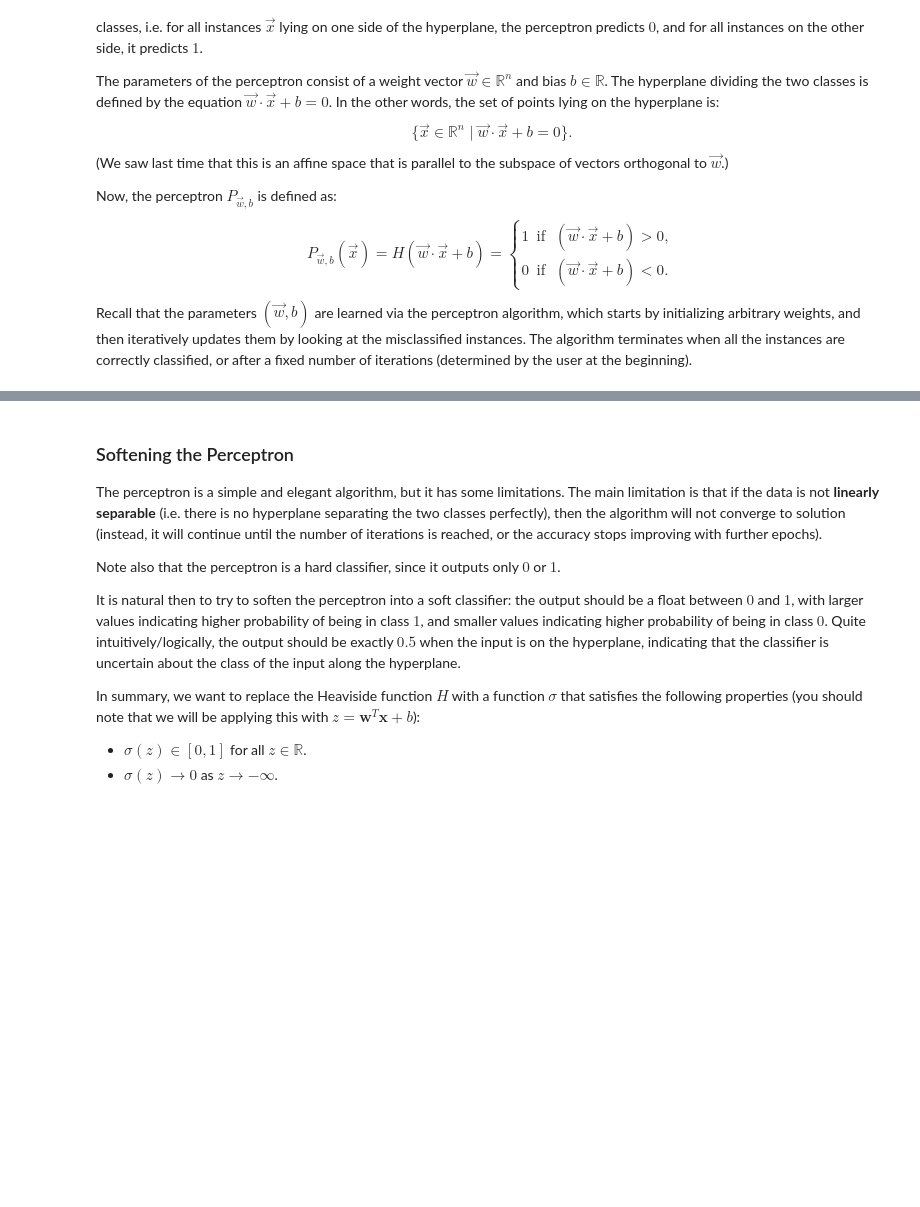
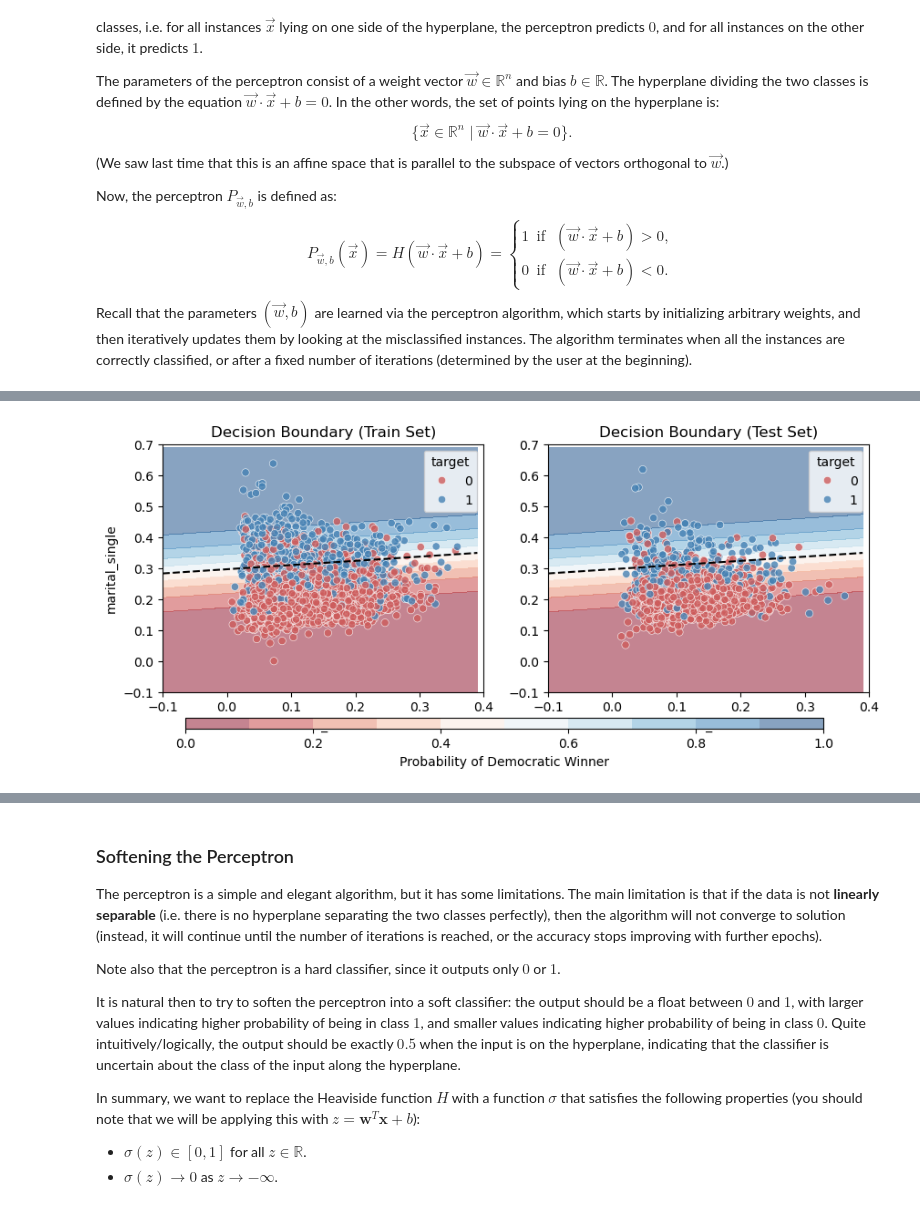
Before and after one commit to arvindsuresh-math/MATH-392-Intro-to-neural-networks, a Jupyter notebook: notebooks/12_logistic-regression.ipynb, the cells around one changed output, grey strips where cells are left out. Cells and saved outputs as stored; diff of their text form; code cells hidden in the pictures; blank space fills up the shorter version.

```diff
--- a/notebooks/12_logistic-regression.ipynb
+++ b/notebooks/12_logistic-regression.ipynb
@@ -222,0 +241,52 @@ def gradient(weights, X, dem_percentages):
+# %%
+import seaborn as sns
+
+# Create a figure with two subplots
+fig, (ax1, ax2) = plt.subplots(1, 2, figsize=(10,4))
+
+# Define color palette for visualization - blue for Democratic (1), red for Republican (0)
+palette = {1: 'steelblue', 0: 'indianred'}
+
+# Define the grid boundaries for visualization
+x_min, x_max = -0.1, 0.4  # Range for edu_low
+y_min, y_max = -0.1, 0.7  # Range for marital_single
+
+# Create a mesh grid for calculating probabilities across the feature space
+xx, yy = np.meshgrid(np.arange(x_min, x_max, 0.01),
+                     np.arange(y_min, y_max, 0.01))
+
+# Get probability predictions for each point in the grid
+Z = model.predict_proba(np.c_[xx.ravel(), yy.ravel()])[:, 1]
+Z = Z.reshape(xx.shape)
+
+# Plot training set
+contour1 = ax1.contourf(xx, yy, Z, alpha=0.5, levels=np.linspace(0, 1, 11), cmap='RdBu')
+ax1.contour(xx, yy, Z, levels=[0.5], colors='black', linestyles='--')
+sns.scatterplot(x='edu_low', y='marital_single', data=df_train,
+                alpha=0.8, hue='target', palette=palette, ax=ax1)
+ax1.set_xlabel('edu_low')
+ax1.set_ylabel('marital_single')
+ax1.set_title('Decision Boundary (Train Set)')
+
+# Plot test set
+contour2 = ax2.contourf(xx, yy, Z, alpha=0.5, levels=np.linspace(0, 1, 11), cmap='RdBu')
+ax2.contour(xx, yy, Z, levels=[0.5], colors='black', linestyles='--')
+sns.scatterplot(x='edu_low', y='marital_single', data=df_test,
+                alpha=0.8, hue='target', palette=palette, ax=ax2)
+ax2.set_xlabel('edu_low')
+ax2.set_ylabel('')  # Remove y-axis label from second subplot
+ax2.set_title('Decision Boundary (Test Set)')
+
+# Set identical axis limits for both plots
+for ax in [ax1, ax2]:
+    ax.set_xlim(x_min, x_max)
+    ax.set_ylim(y_min, y_max)
+
+# Add a horizontal colorbar at the bottom
+plt.subplots_adjust(bottom=0.2)  # Make room for the colorbar
+cax = fig.add_axes([0.15, 0.1, 0.7, 0.03])  # [left, bottom, width, height]
+cbar = plt.colorbar(contour1, cax=cax, orientation='horizontal', label='Probability of Democratic Winner')
+
+plt.show()
+# %% [output]
+[figure, added]
```
Also changed, not shown: parts of 25 cells of this notebook.
